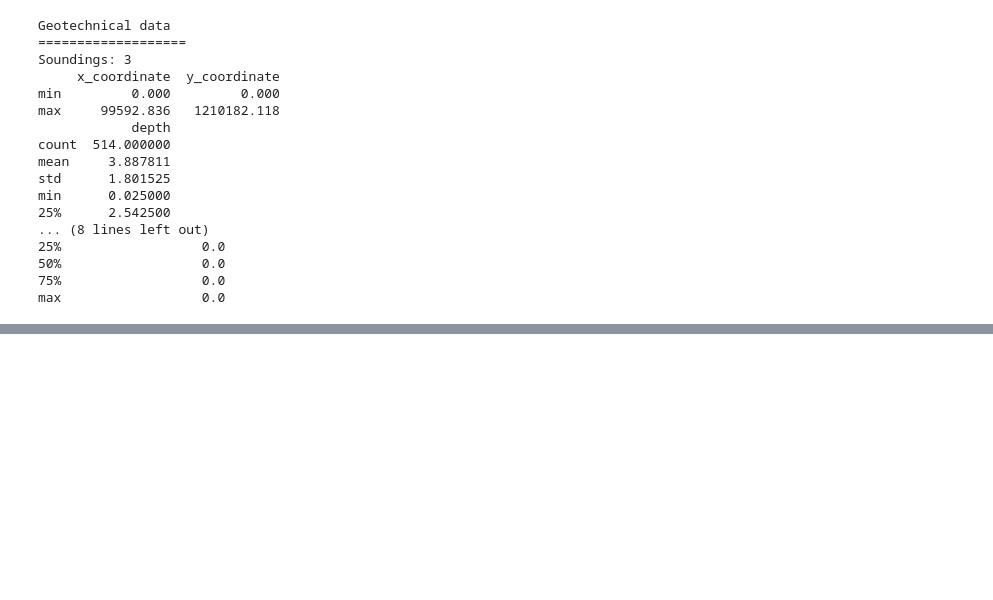
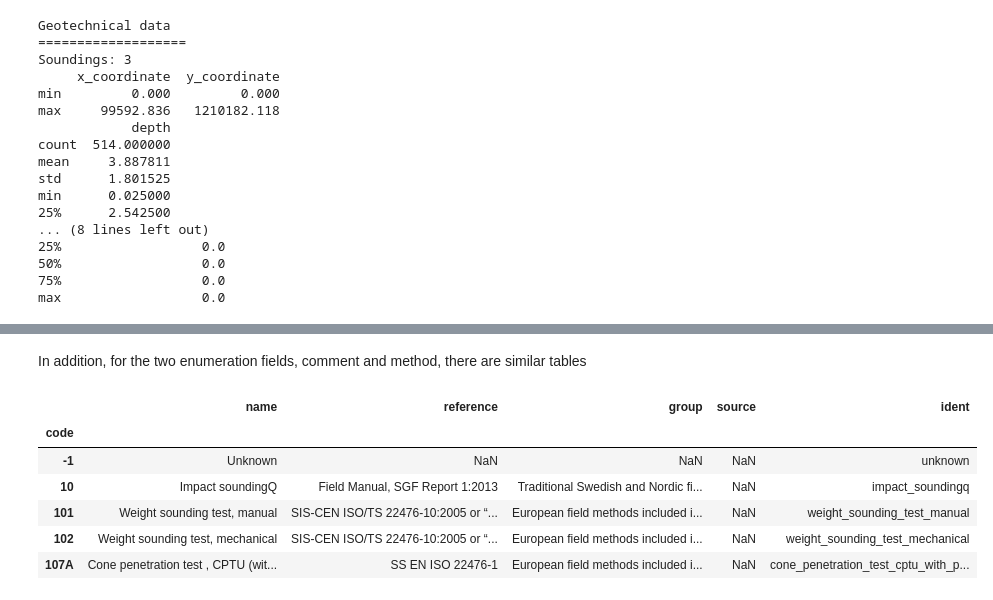
Before and after one commit to emerald-geomodelling/libsgfdata, a Jupyter notebook: docs/Example usage.ipynb, the cells around one changed output, grey strips where cells are left out. Cells and saved outputs as stored; diff of their text form; code cells hidden in the pictures; blank space fills up the shorter version.

```diff
--- a/docs/Example usage.ipynb
+++ b/docs/Example usage.ipynb
@@ -81,0 +140,12 @@ data.dump("../test.sgf")
+# %% [markdown]
+In addition, for the two enumeration fields, comment and method, there are similar tables
+# %%
+libsgfdata.methods.head()
+# %% [output]
+|  | name | reference | group | source | ident |
+| code |  |  |  |  |  |
+| -1 | Unknown | NaN | NaN | NaN | unknown |
+| 10 | Impact soundingQ | Field Manual, SGF Report 1:2013 | Traditional Swedish and Nordic fi... | NaN | impact_soundingq |
+| 101 | Weight sounding test, manual | SIS-CEN ISO/TS 22476-10:2005 or “... | European field methods included i... | NaN | weight_sounding_test_manual |
+| 102 | Weight sounding test, mechanical | SIS-CEN ISO/TS 22476-10:2005 or “... | European field methods included i... | NaN | weight_sounding_test_mechanical |
+| 107A | Cone penetration test , CPTU (wit... | SS EN ISO 22476-1 | European field methods included i... | NaN | cone_penetration_test_cptu_with_p... |
```
Also changed, not shown: parts of 17 cells of this notebook.
